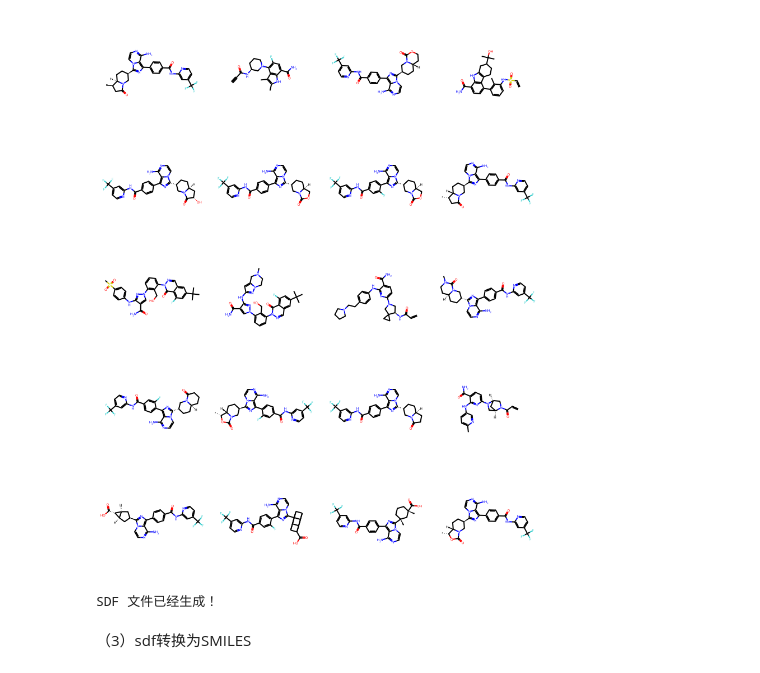
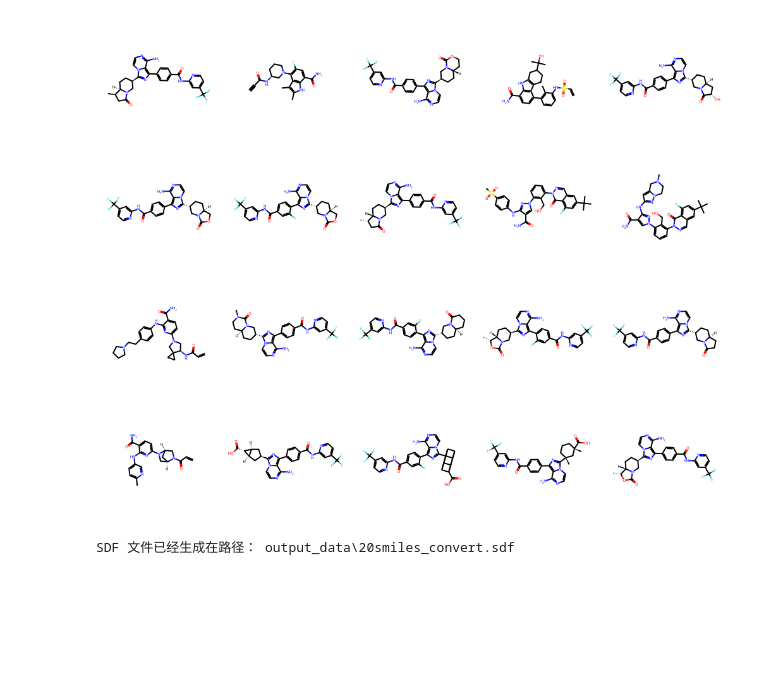
Before and after one commit to ZheLi-Lab/CADD_Class_Data, a Jupyter notebook: chapter6/Part1_Basic.ipynb, the cells around one changed output. Drawn from its saved outputs; the diff is of its cells as text; code cells hidden in the pictures; blank space fills up the shorter version.

Commit message:
update data and notebook for Reproducibility

```diff
--- a/chapter6/Part1_Basic.ipynb
+++ b/chapter6/Part1_Basic.ipynb
@@ -94,0 +19,6 @@ mol 对象的类型为： <class 'rdkit.Chem.rdchem.Mol'>
+# %%
+from rdkit import Chem
+smiles = 'CN(C)C(=N)N=C(N)N'
+mol = Chem.MolFromSmiles('CN(C)C(=N)N=C(N)N')
+print("mol 的变量类型为: ", type(mol))
+display(mol)
@@ -95,69 +82,47 @@ mol 对象的类型为： <class 'rdkit.Chem.rdchem.Mol'>
 # %%
-"""
-SMILES 转换为 SDF 示例：
-1. 需要用到 os 模块、RDKit 中的 Chem 模块、Draw 模块。
-2. 使用 os.path.join() 函数拼接文件路径。
-3. 使用 with 语句确保所有数据正确写入并且文件正确关闭。
-4. 使用 Chem 中的 MolFromSmiles() 函数读取分子信息。
-5. 使用 Draw 中的 MolsToGridImage() 函数可视化分子信息。
-6. 使用 Chem 中的 SDWriter() 函数将分子对象列表写入 SDF 文件。
-"""
+import os
+from rdkit import Chem
+from rdkit.Chem import Draw
 
-# 定义 SMILES 输入文件和 SDF 输出文件路径
-smiles_file_path = os.path.join(data_path,
-                                "20smiles.smi")
-sdf_file_path = os.path.join(result_path,
-                             "20smiles_convert.sdf")
-
+simles_file_path = os.path.join(data_path, "20smiles.smi")
+sdf_file_path = os.path.join(output_path, "20smiles_convert.sdf")
 # 打开并读取包含 SMILES 字符串的文件
-with open(smiles_file_path, 'r') as f:
-    smiles_list = f.readlines()  # 读取文件中的所有行
-
-# 显示读取的 SMILES 字符串列表
+with open(simles_file_path, 'r') as f:
+    smiles_list = f.readlines()
 display(smiles_list)
-
-# 创建分子对象列表
-mols = []  # 初始化一个空列表用于存储分子对象
+# 初始化一个空列表用于存储分子对象。
+mols = []
 for smiles in smiles_list:
     mol = Chem.MolFromSmiles(smiles.strip())
-    mols.append(mol)  # 将分子对象添加到列表中
-
-# 可视化分子对象
-img = Draw.MolsToGridImage(mols, molsPerRow=4,
-                           subImgSize=(200, 200))
+    mols.append(mol)
+img = Draw.MolsToGridImage(mols, molsPerRow=5)
 display(img)
-
-# 将分子对象列表写入 SDF 文件
-with Chem.SDWriter(sdf_file_path) as writer:  # 创建一个 SDF 文件写入对象
+# 创建一个 SDF 文件写入对象将分子列表写入 SDF 文件
+with Chem.SDWriter(sdf_file_path) as writer:
     for mol in mols:
-        if mol is not None:
-            writer.write(mol)  # 将每个非空的分子对象写入 SDF 文件
-
-# 打印提示信息
-print("SDF 文件已经生成！")
+        writer.write(mol)
+print("SDF 文件已经生成在路径：", sdf_file_path)
 # %% [output]
 ['C[C@@H]1CC(=O)N2C[C@H](c3nc(-c4ccc(C(=O)Nc5cc(C(F)(F)F)ccn5)cc4)c4c(N)nccn34)CC[C@H]12\tCHEMBL4113670\n',
  'C#CC(=O)N[C@H]1CCCN(c2c(F)cc(C(N)=O)c3[nH]c(C)c(C)c23)C1\tCHEMBL4648442\n',
  'Nc1nccn2c([C@@H]3CC[C@H]4CCOC(=O)N4C3)nc(-c3ccc(C(=O)Nc4cc(C(F)(F)F)ccn4)cc3)c12\tCHEMBL4113445\n',
  'C=CS(=O)(=O)Nc1cccc(-c2ccc(C(N)=O)c3[nH]c4c(c23)CCC(C(C)(C)O)C4)c1C\tCHEMBL4240879\n',
  'Nc1nccn2c([C@@H]3CC[C@H]4C[C@H](O)C(=O)N4C3)nc(-c3ccc(C(=O)Nc4cc(C(F)(F)F)ccn4)cc3)c12\tCHEMBL4109744\n',
  'Nc1nccn2c([C@@H]3CC[C@H]4COC(=O)N4C3)nc(-c3ccc(C(=O)Nc4cc(C(F)(F)F)ccn4)cc3)c12\tCHEMBL4749037\n',
  'Nc1nccn2c([C@@H]3CC[C@H]4COC(=O)N4C3)nc(-c3ccc(C(=O)Nc4cc(C(F)(F)F)ccn4)cc3F)c12\tCHEMBL4109282\n',
  'C[C@H]1CC(=O)N2C[C@H](c3nc(-c4ccc(C(=O)Nc5cc(C(F)(F)F)ccn5)cc4)c4c(N)nccn34)CC[C@@H]12\tCHEMBL3938520\n',
  'CC(C)(C)c1cc(F)c2c(=O)n(-c3cccc(-n4cc(C(N)=O)c(Nc5ccc(S(C)(=O)=O)cc5)n4)c3CO)ncc2c1\tCHEMBL3652656\n',
  'CN1CCn2nc(Nc3nn(-c4cccc(-n5ncc6cc(C(C)(C)C)cc(F)c6c5=O)c4CO)cc3C(N)=O)cc2C1\tCHEMBL3652654\n',
  'C=CC(=O)N[C@@H]1CN(c2ccc(C(N)=O)c(Nc3ccc(CCN4CCCC4)cc3)n2)CC12CC2\tCHEMBL4279353\n',
  'CN1CC[C@@H]2CC[C@@H](c3nc(-c4ccc(C(=O)Nc5cc(C(F)(F)F)ccn5)cc4)c4c(N)nccn34)CN2C1=O\tCHEMBL4109792\n',
  'Nc1nccn2c([C@H]3CC[C@@H]4CCCC(=O)N4C3)nc(-c3ccc(C(=O)Nc4cc(C(F)(F)F)ccn4)cc3F)c12\tCHEMBL3924979\n',
  'C[C@H]1OC(=O)N2C[C@H](c3nc(-c4ccc(C(=O)Nc5cc(C(F)(F)F)ccn5)cc4F)c4c(N)nccn34)CC[C@@H]12\tCHEMBL4108545\n',
  'Nc1nccn2c([C@@H]3CC[C@H]4CCC(=O)N4C3)nc(-c3ccc(C(=O)Nc4cc(C(F)(F)F)ccn4)cc3)c12\tCHEMBL4106978\n',
  'C=CC(=O)N1C[C@H]2C[C@@H]1CN2c1ccc(C(N)=O)c(Nc2ccc(C)nc2)n1\tCHEMBL4276669\n',
  'Nc1nccn2c([C@H]3C[C@@H]4[C@H](C3)[C@H]4C(=O)O)nc(-c3ccc(C(=O)Nc4cc(C(F)(F)F)ccn4)cc3)c12\tCHEMBL4097957\n',
  'Nc1nccn2c(C34C5C6C3C3C4C5C63C(=O)O)nc(-c3ccc(C(=O)Nc4cc(C(F)(F)F)ccn4)cc3F)c12\tCHEMBL4079005\n',
  'C[C@]1(C(=O)O)CCC[C@@](C)(c2nc(-c3ccc(C(=O)Nc4cc(C(F)(F)F)ccn4)cc3)c3c(N)nccn23)C1\tCHEMBL4074833\n',
  'C[C@H]1OC(=O)N2C[C@H](c3nc(-c4ccc(C(=O)Nc5cc(C(F)(F)F)ccn5)cc4)c4c(N)nccn34)CC[C@@H]12\tCHEMBL4110644\n']
-[figure, old version]
+[figure, new version]
-SDF 文件已经生成！
+SDF 文件已经生成在路径： output_data\20smiles_convert.sdf
-# %% [markdown]
-（3）sdf转换为SMILES
 # %%
```
Also changed, not shown: parts of 22 cells of this notebook, 32 other files.
